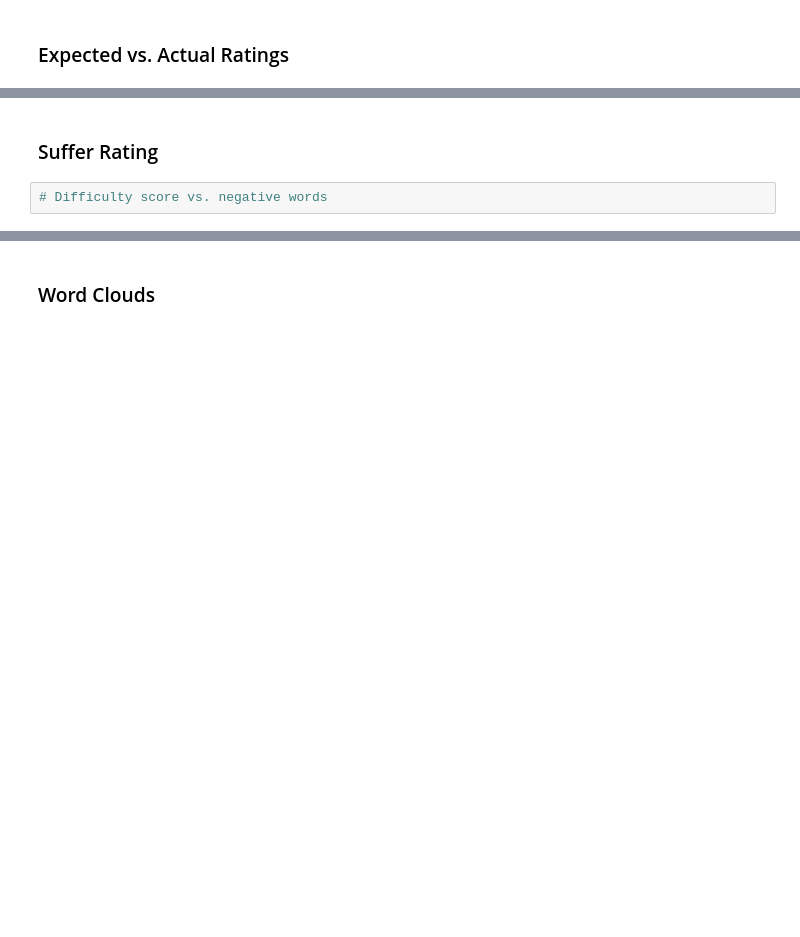
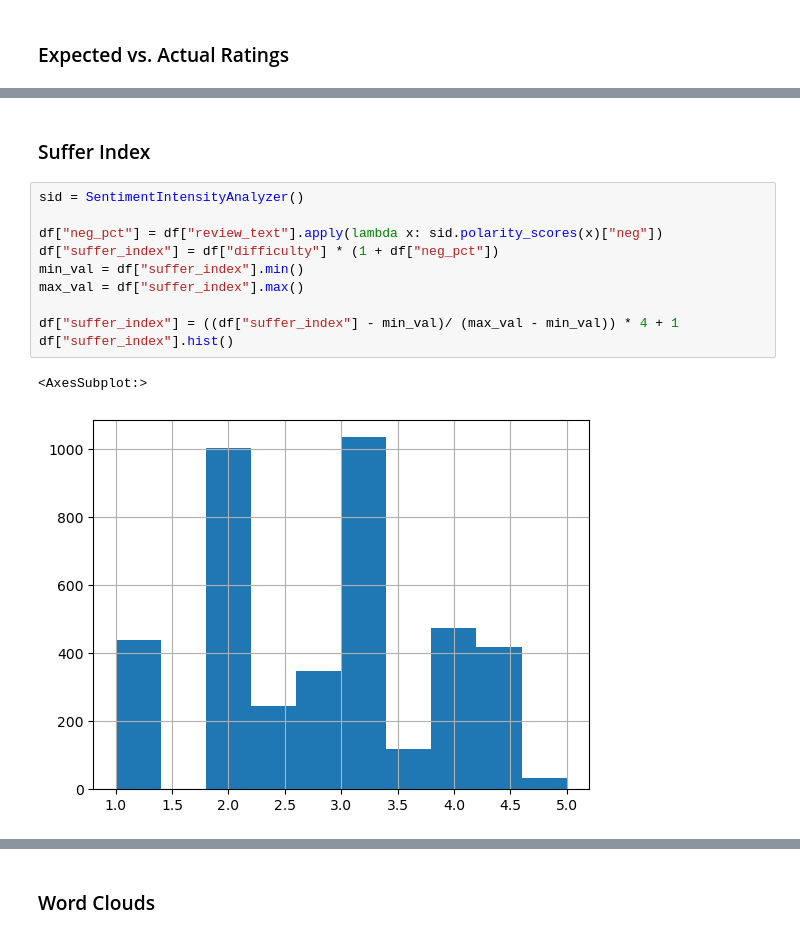
Before and after one commit to statzenthusiast921/hike_monitoring, a Jupyter notebook: scripts/More EDA on AllTrails 07.10.26.ipynb, the cells around one changed output, grey strips where cells are left out. Drawn from its saved outputs; the diff is of its cells as text; blank space fills up the shorter version.

```diff
--- a/scripts/More EDA on AllTrails 07.10.26.ipynb
+++ b/scripts/More EDA on AllTrails 07.10.26.ipynb
@@ -39,4 +75,15 @@ Wildlife references:  1440
 # %% [markdown]
-### Suffer Rating
+### Suffer Index
 # %%
-# Difficulty score vs. negative words
+sid = SentimentIntensityAnalyzer()
+
+df["neg_pct"] = df["review_text"].apply(lambda x: sid.polarity_scores(x)["neg"])
+df["suffer_index"] = df["difficulty"] * (1 + df["neg_pct"])
+min_val = df["suffer_index"].min()
+max_val = df["suffer_index"].max()
+
+df["suffer_index"] = ((df["suffer_index"] - min_val)/ (max_val - min_val)) * 4 + 1
+df["suffer_index"].hist()
+# %% [output]
+<AxesSubplot:>
+[figure, added]
```
Also changed, not shown: parts of 6 cells of this notebook.
